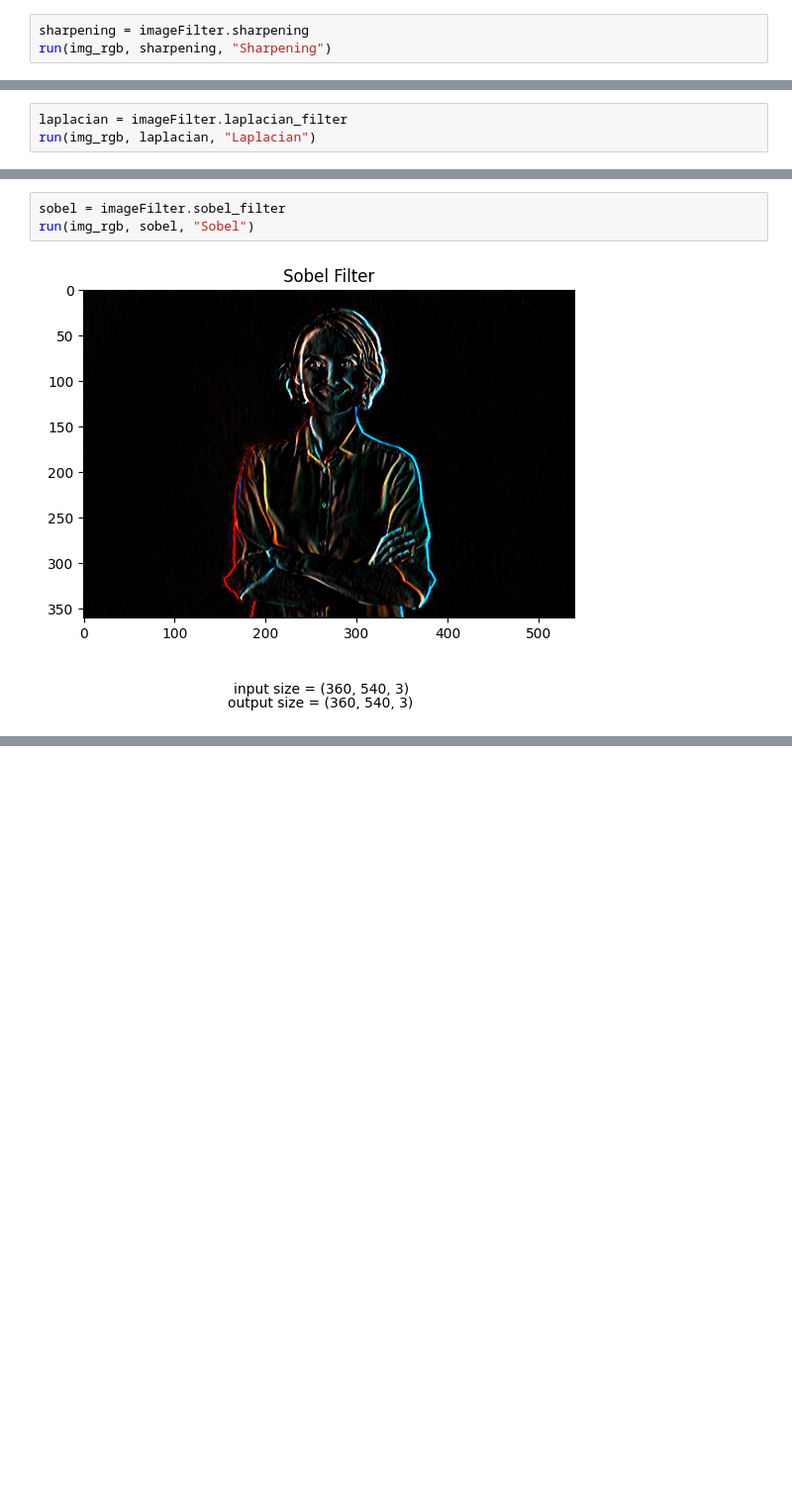
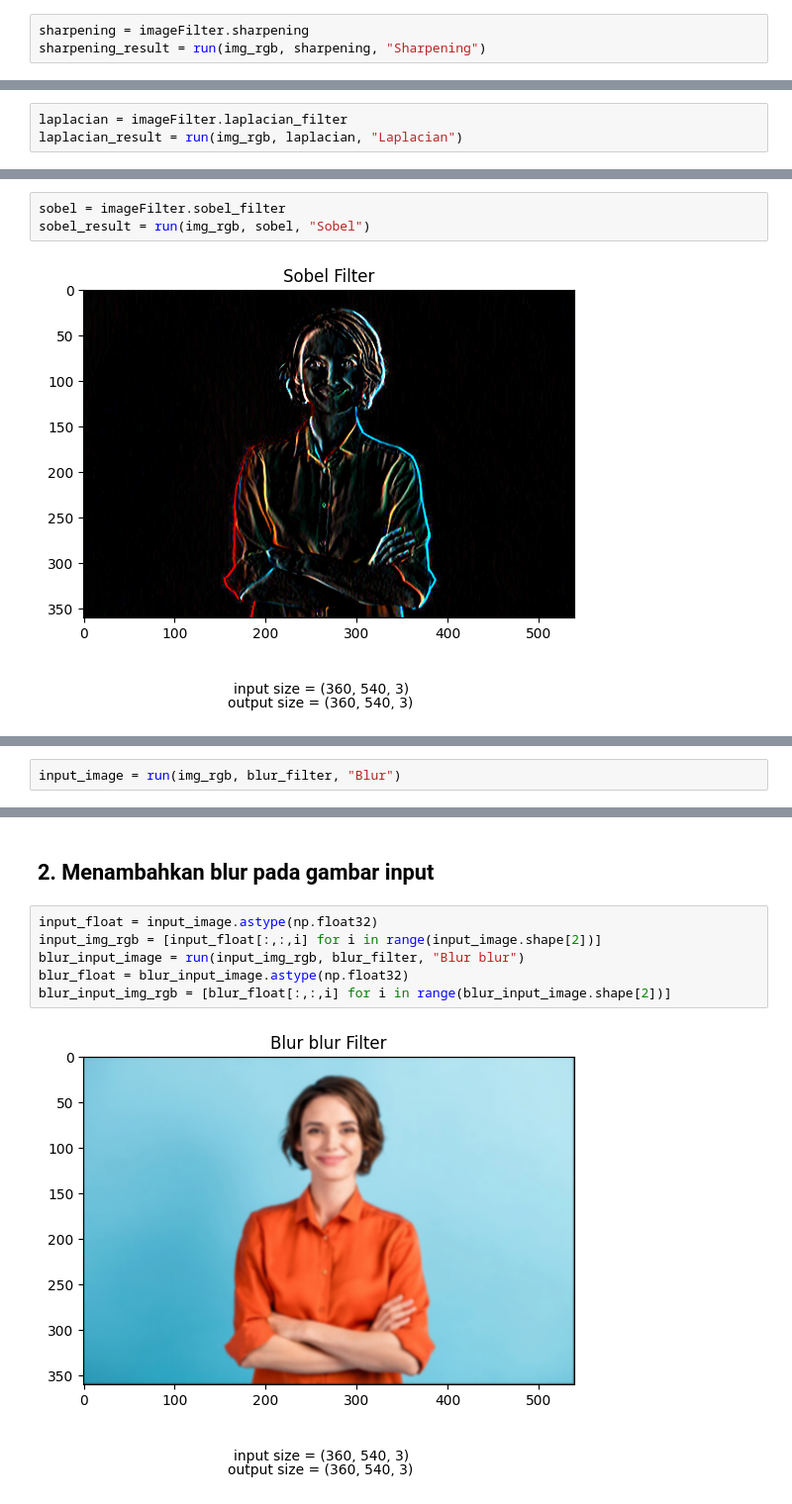
Before and after one commit to ammarmuflih/PACD_Assignment, a Jupyter notebook: PACD_Assignment_02/PACD_Assignment02.ipynb, the cells around one changed output, grey strips where cells are left out. Shown at 99% size. Drawn from its saved outputs; the diff is of its cells as text; blank space fills up the shorter version.

```diff
--- a/PACD_Assignment_02/PACD_Assignment_02.ipynb
+++ b/PACD_Assignment_02/PACD_Assignment02.ipynb
@@ -178,7 +139,7 @@ berikut adalah beberapa kasus penggunaan <em>Sharpening Filter</em>:
 </ul>
 # %%
 sharpening = imageFilter.sharpening
-run(img_rgb, sharpening, "Sharpening")
+sharpening_result = run(img_rgb, sharpening, "Sharpening")
 # %% [output]
 [figure]
 # %% [markdown]
@@ -192,7 +153,7 @@ Penggunaan <em>Laplacian Filter</em> diantaranya adalah:
 </ul>
 # %%
 laplacian = imageFilter.laplacian_filter
-run(img_rgb, laplacian, "Laplacian")
+laplacian_result = run(img_rgb, laplacian, "Laplacian")
 # %% [output]
 [figure]
 # %% [markdown]
@@ -200,5 +166,5 @@ run(img_rgb, laplacian, "Laplacian")
 # %%
 sobel = imageFilter.sobel_filter
-run(img_rgb, sobel, "Sobel")
+sobel_result = run(img_rgb, sobel, "Sobel")
 # %% [output]
 [figure]
@@ -204,0 +175,2 @@ run(img_rgb, sobel, "Sobel")
+# %%
+input_image = run(img_rgb, blur_filter, "Blur")
@@ -204,0 +179,10 @@ run(img_rgb, sobel, "Sobel")
+# %% [markdown]
+<h2>2. Menambahkan blur pada gambar input</h2>
+# %%
+input_float = input_image.astype(np.float32)
+input_img_rgb = [input_float[:,:,i] for i in range(input_image.shape[2])]
+blur_input_image = run(input_img_rgb, blur_filter, "Blur blur")
+blur_float = blur_input_image.astype(np.float32)
+blur_input_img_rgb = [blur_float[:,:,i] for i in range(blur_input_image.shape[2])]
+# %% [output]
+[figure, added]
```
Also changed, not shown: parts of 12 cells of this notebook.
